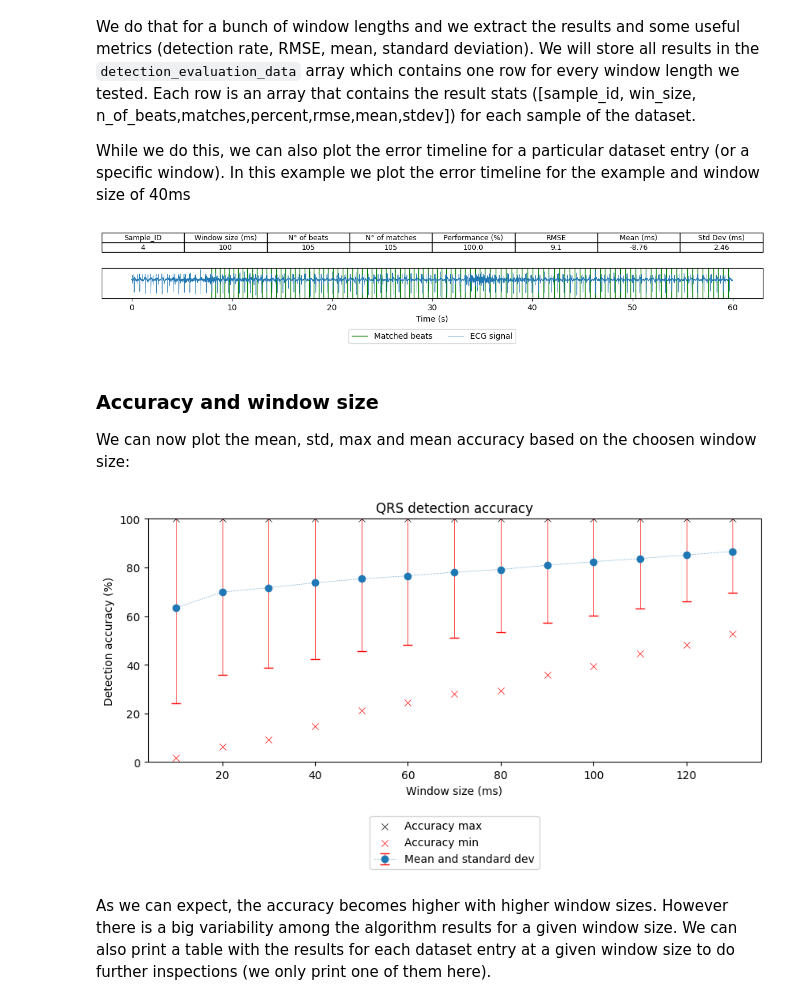
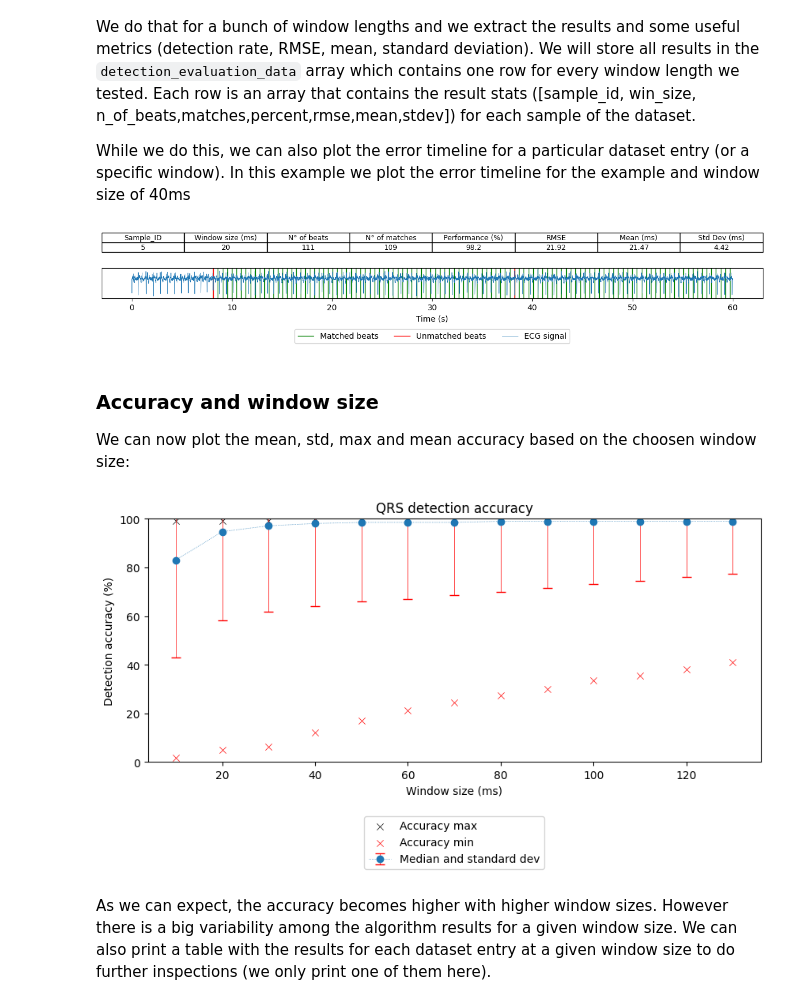
Before and after one commit to carlo-monti/Fetal_ECG_2024, a Jupyter notebook: BSP_project.ipynb, the cells around one changed output. Drawn from its saved outputs; the diff is of its cells as text; code cells hidden in the pictures.

Commit message:
fixed ID errors

```diff
--- a/BSP_project.ipynb
+++ b/BSP_project.ipynb
@@ -182,6 +181,9 @@ def preprocess_signals(ecg_signals,annotations):
   processed_ecgs = []
   for s in ecg_signals:
     s = interpolate_nan_values(s)
+    if np.sum(s) == 0:
+      print("you")
+      s = s + 1
     s = apply_hp_filter(s,HP_FILTER_COEFF)
     s = remove_power_line_noise(NOTCH_B, NOTCH_A, s)
     s = upsample_signal(s,UP_LENGTH_OF_SIGNAL)
@@ -294,14 +296,14 @@ def qrs_detection(ecgs,fs,pk_dist,sec_before,sec_after):
     # Enhance the 4 signals with the PCA
     PCA_sig = do_PCA(ecgs)
     # Find the peaks
-    peaks, _ = signal.find_peaks(PCA_sig,distance=pk_dist*fs)
+    peaks, _ = signal.find_peaks(PCA_sig,distance=pk_dist*fs,prominence=7)
     peaks = np.array(peaks)[1:-1] # remove extremes
     # Build the template averaging the peaks
     template, offset = create_template(PCA_sig,peaks,fs,sec_before,sec_after)
     # Evaluate the correlation
     correlation = signal.correlate(PCA_sig, template, mode='same')
     # Find peaks on the correlation
-    extracted_peaks, _ = signal.find_peaks(correlation,distance=fs*pk_dist)
+    extracted_peaks, _ = signal.find_peaks(correlation,distance=fs*pk_dist,prominence=7)
     extracted_peaks = extracted_peaks - offset
     return extracted_peaks.astype(int)[1:]
 
@@ -422,7 +424,7 @@ plot_signal(fecgs,UP_Fs,signal_type="ECG signals (mother QRS removed)")
 ### Fetal ECG detection
 We now have the ECG signals without the maternal beats and we can perform the fetal QRS detection on it. After that we plot the first ECG signal with the detected fetal ECG and the ground truth.
 # %%
-PEAKS_DISTANCE_FETUS = 0.333 # ~180 bpm
+PEAKS_DISTANCE_FETUS = 0.4 # ~180 bpm
 BEFORE_PEAK_FETUS = 0.05
 AFTER_PEAK_FETUS = 0.05
 
@@ -485,6 +487,7 @@ for file in os.listdir(DATA_FOLDER):
     if file.endswith(".csv"):
         # samples are named aXX.csv and we use only the XX as ID
         sample_ids.append(int(file[1:3]))
+sample_ids = sorted(sample_ids)
 algorithm_results = []
 
 for id in sample_ids:
@@ -537,47 +544,48 @@ def evaluate_detection(detected_beats,annotated_beats,window_max_ms,fs):
             squared_error += pow(distance,2)
     if matches > 0:
         rmse = math.sqrt(squared_error / matches)
         mean = np.mean(distances_without_nones)
         stdev = np.std(distances_without_nones)
     else:
         rmse = np.nan
         mean = np.nan
         stdev = np.nan
     percent = round((matches/len(distances))*100,1)
     # create array of missed beats
     missed_beats = [i for i,v in enumerate(distances) if v == None]
     return [len(distances),matches,percent,round(rmse,2),round(mean,2),round(stdev,2)],missed_beats
 
 # Define the array of window lengths. It goes from 10ms to 130ms (with steps of 10ms)
 window_sizes_ms = list(range(10,140,10))
 
 detection_evaluation_data = []
 
 for i,win_size in enumerate(window_sizes_ms): # For every window size i
     results_for_size_w = []
     for j,alg_res in enumerate(algorithm_results): # For every dataset entry j
         res, missed_beats = evaluate_detection(alg_res[0],alg_res[1],win_size,UP_Fs)
-        results_for_size_w.append([j] + [win_size] + res)
+        # remember that sample id starts with 1 (so j+1)
+        results_for_size_w.append([j+1] + [win_size] + res)
 
         # Print the timeline for the example dataset entry and window size of 60 ms
         samples_to_print = [EXAMPLE_N]
-        if j+1 in samples_to_print and win_size == 100:
-            raw_sig, raw_ann = load_dataset_entry(j)
+        if j+1 in samples_to_print and win_size == 20:
+            raw_sig, raw_ann = load_dataset_entry(j+1)
             proc_sig, _ = preprocess_signals(raw_sig,raw_ann)
             plot_error_timeline(proc_sig[0],alg_res[1],UP_Fs,[j+1]+[win_size]+res,alg_res[1][missed_beats])
     detection_evaluation_data.append(results_for_size_w)
 # %% [output]
-[figure, old version]
+[figure, new version]
 # %% [markdown]
 ### Accuracy and window size
 We can now plot the mean, std, max and mean accuracy based on the choosen window size:
 # %%
-y_mean = []
+y_median = []
 y_std = []
 y_min = []
 y_max = []
 for i in range(0,len(detection_evaluation_data)):
-    y_mean.append(np.mean(np.array(detection_evaluation_data[i])[:,4]))
+    y_median.append(np.median(np.array(detection_evaluation_data[i])[:,4]))
     y_std.append(np.std(np.array(detection_evaluation_data[i])[:,4]))
     y_min.append(np.min(np.array(detection_evaluation_data[i])[:,4]))
     y_max.append(np.max(np.array(detection_evaluation_data[i])[:,4]))
@@ -587,14 +595,14 @@ plt.title("QRS detection accuracy")
 plt.ylim([0,100])
 plt.scatter(window_sizes_ms,y_max,marker="x",color="black",label="Accuracy max")
 plt.scatter(window_sizes_ms,y_min,marker="x",color="r",label="Accuracy min")
-plt.errorbar(window_sizes_ms, y_mean, y_std, linestyle=':', marker='o',ecolor='red',capsize=4,label="Mean and standard dev")
+plt.errorbar(window_sizes_ms, y_median, y_std, linestyle=':', marker='o',ecolor='red',capsize=4,label="Median and standard dev")
 
 plt.ylabel("Detection accuracy (%)")
 plt.xlabel("Window size (ms)")
 plt.legend(loc='upper center',bbox_to_anchor=(0.5, -0.2),fancybox=True)
 plt.show()
 # %% [output]
-[figure, old version]
+[figure, new version]
 # %% [markdown]
 As we can expect, the accuracy becomes higher with higher window sizes. However there is a big variability among the algorithm results for a given window size. We can also print a table with the results for each dataset entry at a given window size to do further inspections (we only print one of them here).
 # %%
```
Also changed, not shown: parts of 18 cells of this notebook.
